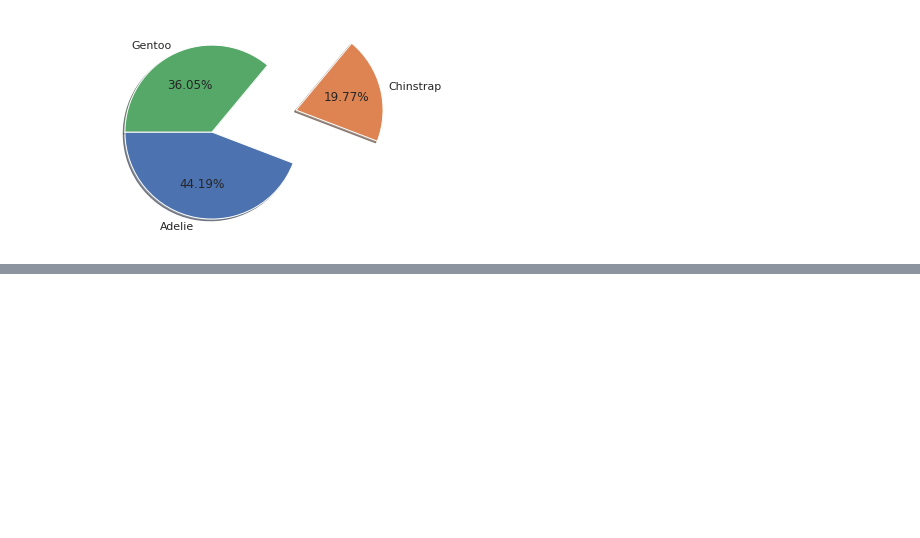
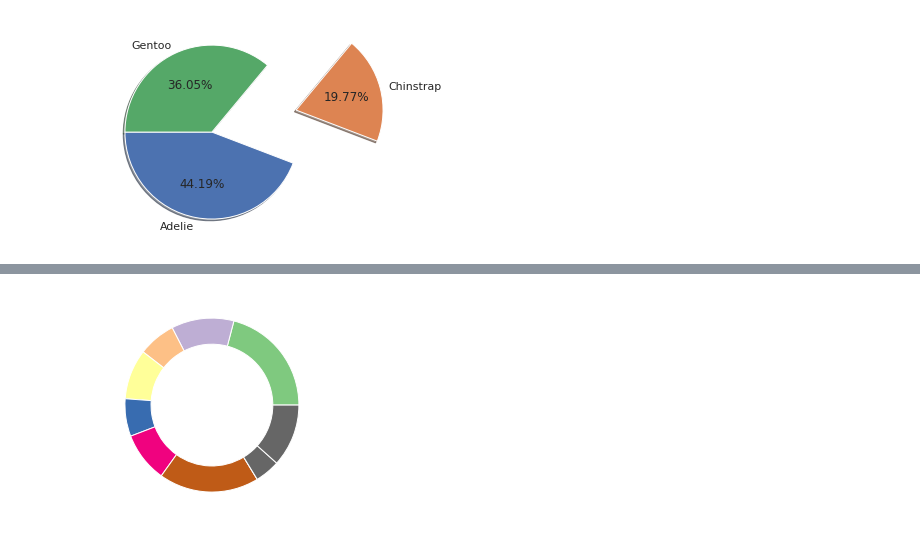
Before and after one commit to swami-gait/Foundations_of_datascience, a Jupyter notebook: FDS_WK12_DataViz.ipynb, the cells around one changed output, grey strips where cells are left out. Saved outputs shown, nothing was run; the diff lists cells and outputs as text; code cells hidden in the pictures; blank space fills up the shorter version.

```diff
--- a/FDS_WK12_DataViz.ipynb
+++ b/FDS_WK12_DataViz.ipynb
@@ -59,0 +68,7 @@ plt.pie(c,labels=c.index,autopct="%.2f%%",explode=[0,1,0],startangle=180,shadow=
+# %%
+cmap = plt.get_cmap('Accent')
+my_colours = cmap(np.arange(10))
+# %%
+plt.pie(np.random.randint(0,10,10),wedgeprops=dict(width=0.3),colors=my_colours);
+# %% [output]
+[figure, added]
```
Also changed, not shown: parts of 20 cells of this notebook.
